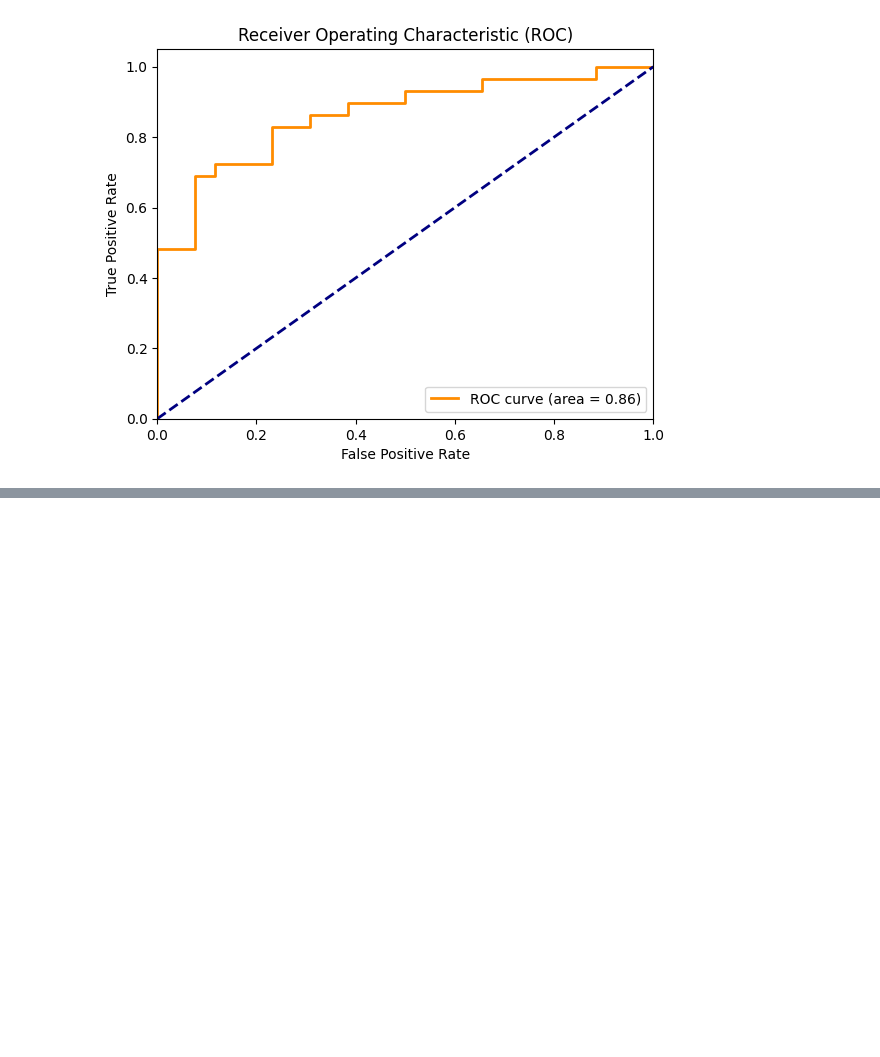
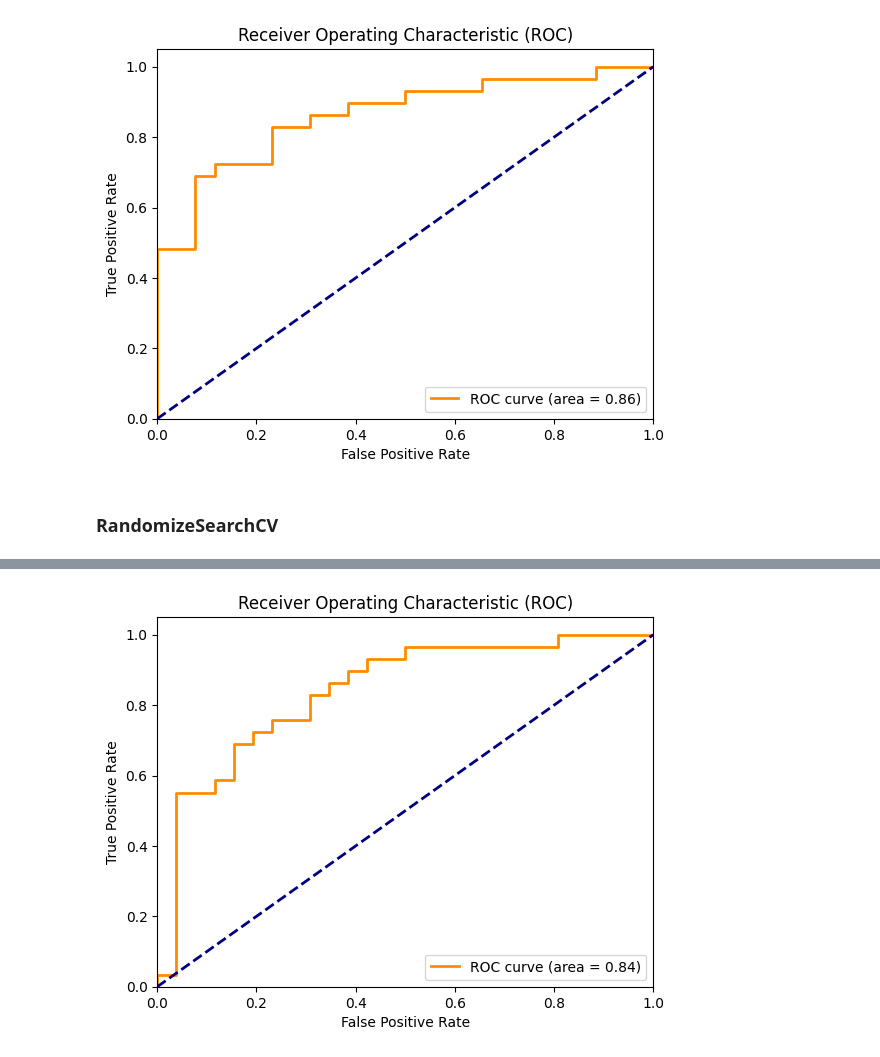
Before and after one commit to BertoloniLucas/SimaAI, a Jupyter notebook: models/SVM.ipynb, the cells around one changed output, grey strips where cells are left out. Saved outputs shown, nothing was run; the diff lists cells and outputs as text; code cells hidden in the pictures; blank space fills up the shorter version.

```diff
--- a/models/SVM.ipynb
+++ b/models/SVM.ipynb
@@ -90,3 +90,80 @@ weighted avg       0.75      0.75      0.75        55
 
 ROC AUC: 0.86
 [figure]
+# %% [markdown]
+### RandomizeSearchCV
+# %%
+import pandas as pd
+from sklearn.model_selection import train_test_split, RandomizedSearchCV
+from sklearn.svm import SVC
+from sklearn.metrics import classification_report, confusion_matrix, roc_curve, roc_auc_score
+from sklearn.impute import SimpleImputer
+import matplotlib.pyplot as plt
+from scipy.stats import uniform, randint
+
+# Cargar los datos desde el CSV, ignorando la columna de índice
+file_path = 'C:\\Users\\48242450\\Documents\\Pruebas-Proyecto\\conversion_predictors_of_clinically_isolated_syndrome_to_multiple_sclerosis (2).csv'
+df = pd.read_csv(file_path, index_col=0)
+
+# Verificar los nombres de las columnas
+print(df.columns)
+
+# Revisar si hay valores faltantes en el dataframe
+print(df.isna().sum())
+
+# Imputar valores faltantes
+imputer = SimpleImputer(strategy='mean')
+X = df.drop(['group', 'Initial_EDSS', 'Final_EDSS'], axis=1)
+y = df['group']
+
+# Imputar valores faltantes en X
+X_imputed = imputer.fit_transform(X)
+
+# Dividir los datos en conjuntos de entrenamiento y prueba
+X_train, X_test, y_train, y_test = train_test_split(X_imputed, y, test_size=0.2, random_state=42)
+
+# Definir el modelo SVM y los parámetros para la búsqueda en RandomizedSearchCV
+svm_model = SVC(probability=True)
+
+# Parámetros para explorar con RandomizedSearchCV
+param_dist = {
+    'kernel': ['linear', 'rbf', 'poly'],
+    'C': uniform(0.1, 100),  # Distribución uniforme para la regularización
+    'gamma': ['scale', 'auto'],  # Parámetro del kernel RBF y polinómico
+    'degree': randint(3, 6)  # Solo se aplica al kernel polinomial
+}
+
+# Implementar RandomizedSearchCV con mayor verbosidad
+random_search = RandomizedSearchCV(svm_model, param_distributions=param_dist, n_iter=100, cv=5, scoring='roc_auc', verbose=3, random_state=42, n_jobs=-1)
+random_search.fit(X_train, y_train)
+
+# Mejor modelo encontrado
+best_model = random_search.best_estimator_
+print(f"Mejores parámetros: {random_search.best_params_}")
+
+# Hacer predicciones con el mejor modelo
+y_pred = best_model.predict(X_test)
+y_prob = best_model.predict_proba(X_test)[:, 1]
+
+# Evaluar el modelo
+print(confusion_matrix(y_test, y_pred))
+print(classification_report(y_test, y_pred))
+
+# Calcular ROC AUC
+fpr, tpr, _ = roc_curve(y_test, y_prob, pos_label=best_model.classes_[1])
+roc_auc = roc_auc_score(y_test, y_prob)
+
+print(f'ROC AUC: {roc_auc:.2f}')
+
+# Graficar la curva ROC
+plt.figure()
+plt.plot(fpr, tpr, color='darkorange', lw=2, label='ROC curve (area = %0.2f)' % roc_auc)
+plt.plot([0, 1], [0, 1], color='navy', lw=2, linestyle='--')
+plt.xlim([0.0, 1.0])
+plt.ylim([0.0, 1.05])
+plt.xlabel('False Positive Rate')
+plt.ylabel('True Positive Rate')
+plt.title('Receiver Operating Characteristic (ROC)')
+plt.legend(loc='lower right')
+plt.show()
+# %% [output]
@@ -92,0 +187 @@ ROC AUC: 0.86
+[figure, added]
```
Also changed, not shown: parts of 4 cells of this notebook.
